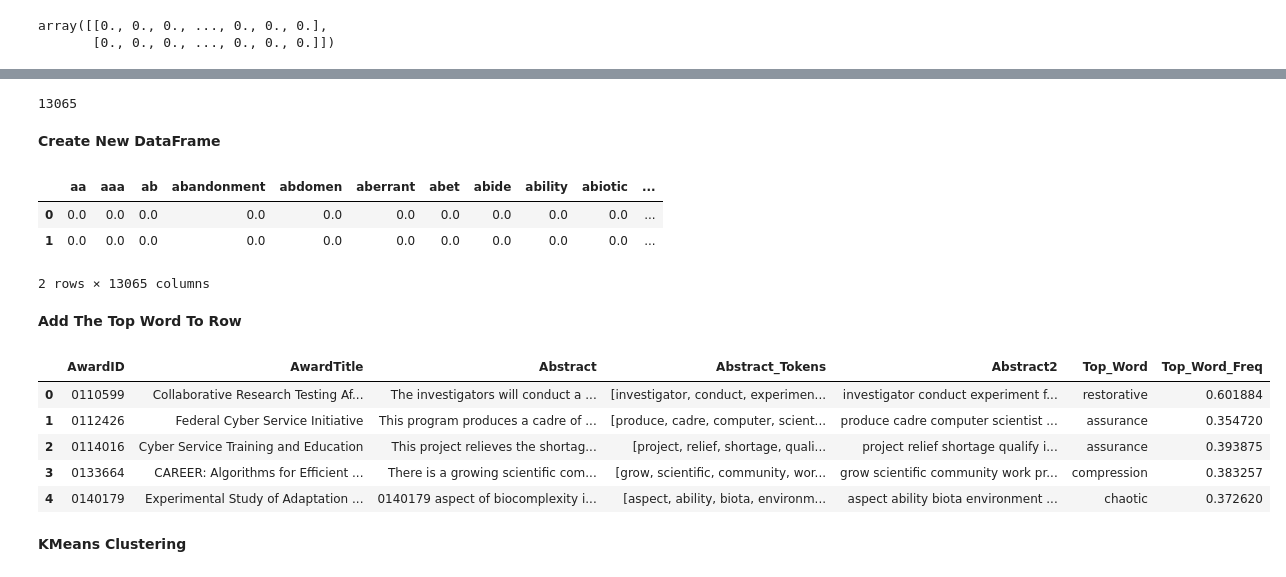
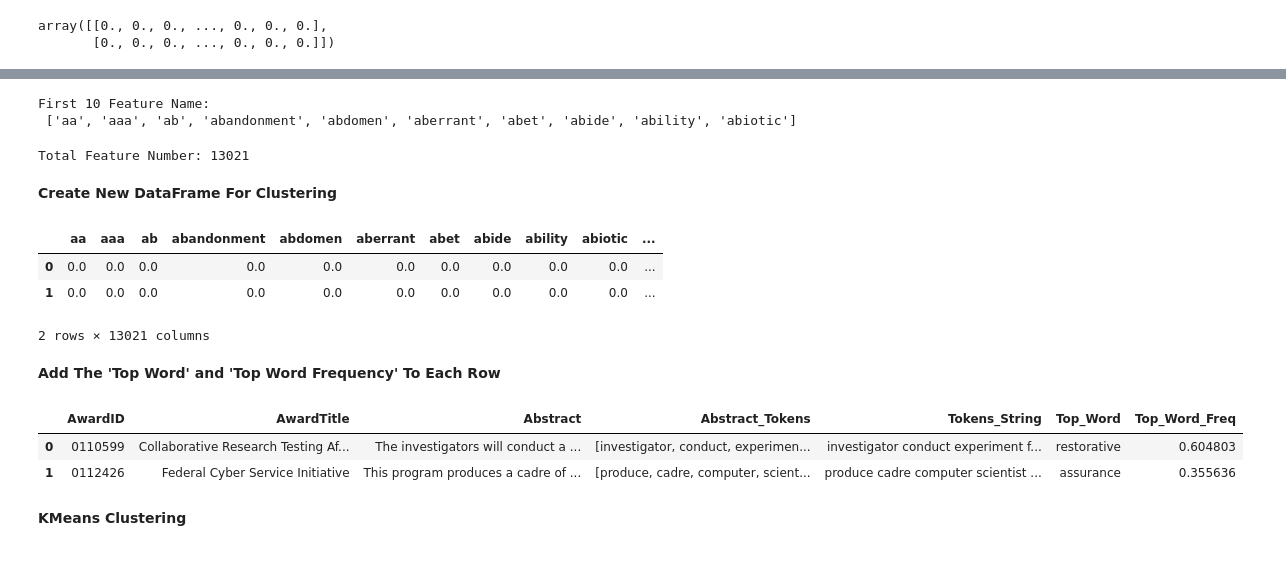
Before and after one commit to msklc/Text-Mining-Approach-to-Analyze-The-Cyber-Security-Related-Articles, a Jupyter notebook: PART-3 Text Mining.ipynb, the cells around one changed output, grey strips where cells are left out. Cells and saved outputs as stored; diff of their text form; code cells hidden in the pictures.

```diff
--- a/PART-3 Text Mining.ipynb
+++ b/PART-3 Text Mining.ipynb
@@ -376,11 +243,11 @@ len(wordlist)
 # %%
-#Creat a wordlist
+#Scrape a wordlist
 url='https://raw.githubusercontent.com/dwyl/english-words/master/words_alpha.txt'
 data = pd.read_csv(url,  header=None)
 wordlist=list(data[0].values)
+wordlist.extend(['cyberinfrastructure','cybersecurity','ci']) #extend the list with critical terms
 
 meaningless_list=[]
-
 #Check the tokens from wordlist
 for n in range(df_sum2.shape[0]):
     meaningless=[w for w in  df_sum2['Abstract_Tokens'][n] if w not in wordlist]
@@ -402,11 +266,0 @@ __Remove Meaningless Words__
-# %%
-wordlist = nltk.corpus.words.words()#Creat a wordlist
-meaningless_list=[]
-
-#Check the tokens from wordlist
-for n in range(df_sum2.shape[0]):
-    meaningless=[w for w in  df_sum2['Abstract_Tokens'][n] if w not in wordlist]
-    meaningless_list.extend(meaningless)
-    df_sum2['Abstract_Tokens'][n]=[w for w in  df_sum2['Abstract_Tokens'][n] if w in wordlist]
-print('Total words after removing the meaningless words: {}'.format(sum(df_sum2['Abstract_Tokens'].str.len())))
-df_sum2.head(2)
@@ -438,6 +275,6 @@ __Convert Tokens To String Again__
 # %%
-df_sum2['Abstract2']=df_sum2['Abstract']
+df_sum2['Tokens_String']=df_sum2['Abstract']
 for n in range(df_sum2.shape[0]):
-    df_sum2['Abstract2'][n]=' '.join([str(item) for item in df_sum2['Abstract_Tokens'][n]])
+    df_sum2['Tokens_String'][n]=' '.join([str(item) for item in df_sum2['Abstract_Tokens'][n]])
 df_sum2.head(2)
 # %% [output]
@@ -470,30 +294,32 @@ v.get_feature_names()[:10]
-# %%
-len(v.vocabulary_)
-# %% [output]
-13065
+# %%
+print('First 10 Feature Name:\n {}'.format(v.get_feature_names()[:10]))
+# %% [output]
+First 10 Feature Name:
+ ['aa', 'aaa', 'ab', 'abandonment', 'abdomen', 'aberrant', 'abet', 'abide', 'ability', 'abiotic']
+# %%
+print('Total Feature Number: {}'.format(len(v.vocabulary_)))
+# %% [output]
+Total Feature Number: 13021
 # %% [markdown]
-__Create New DataFrame__
+__Create New DataFrame For Clustering__
 # %%
-df = pd.DataFrame(data=X.toarray(), columns=v.get_feature_names())
-df.head(2)
+df_for_clustering = pd.DataFrame(data=X.toarray(), columns=v.get_feature_names())
+df_for_clustering.head(2)
 # %% [output]
 |  | aa | aaa | ab | abandonment | abdomen | aberrant | abet | abide | ability | abiotic | ... |
 | 0 | 0.0 | 0.0 | 0.0 | 0.0 | 0.0 | 0.0 | 0.0 | 0.0 | 0.0 | 0.0 | ... |
 | 1 | 0.0 | 0.0 | 0.0 | 0.0 | 0.0 | 0.0 | 0.0 | 0.0 | 0.0 | 0.0 | ... |
-2 rows × 13065 columns
+2 rows × 13021 columns
 # %% [markdown]
-__Add The Top Word To Row__
+__Add The 'Top Word' and 'Top Word Frequency' To Each Row__
 # %%
 df_sum2['Top_Word']=df.idxmax(axis=1)
 df_sum2['Top_Word_Freq']=df.max(axis=1)
-df_sum2.head(5)
+df_sum2.head(2)
 # %% [output]
-|  | AwardID | AwardTitle | Abstract | Abstract_Tokens | Abstract2 | Top_Word | Top_Word_Freq |
-| 0 | 0110599 | Collaborative Research Testing Af... | The investigators will conduct a ... | [investigator, conduct, experimen... | investigator conduct experiment f... | restorative | 0.601884 |
-| 1 | 0112426 | Federal Cyber Service Initiative | This program produces a cadre of ... | [produce, cadre, computer, scient... | produce cadre computer scientist ... | assurance | 0.354720 |
-| 2 | 0114016 | Cyber Service Training and Education | This project relieves the shortag... | [project, relief, shortage, quali... | project relief shortage qualify i... | assurance | 0.393875 |
-| 3 | 0133664 | CAREER: Algorithms for Efficient ... | There is a growing scientific com... | [grow, scientific, community, wor... | grow scientific community work pr... | compression | 0.383257 |
-| 4 | 0140179 | Experimental Study of Adaptation ... | 0140179 aspect of biocomplexity i... | [aspect, ability, biota, environm... | aspect ability biota environment ... | chaotic | 0.372620 |
+|  | AwardID | AwardTitle | Abstract | Abstract_Tokens | Tokens_String | Top_Word | Top_Word_Freq |
+| 0 | 0110599 | Collaborative Research Testing Af... | The investigators will conduct a ... | [investigator, conduct, experimen... | investigator conduct experiment f... | restorative | 0.604803 |
+| 1 | 0112426 | Federal Cyber Service Initiative | This program produces a cadre of ... | [produce, cadre, computer, scient... | produce cadre computer scientist ... | assurance | 0.355636 |
 # %% [markdown]
 __KMeans Clustering__
 # %%
```
Also changed, not shown: parts of 71 cells of this notebook, 3 other files.
